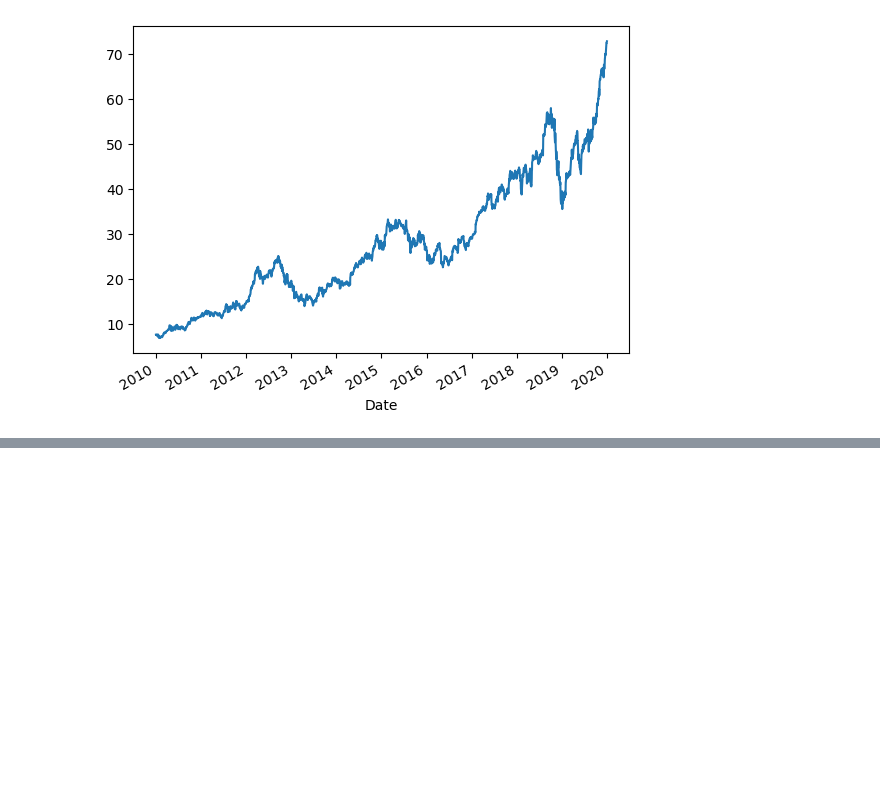
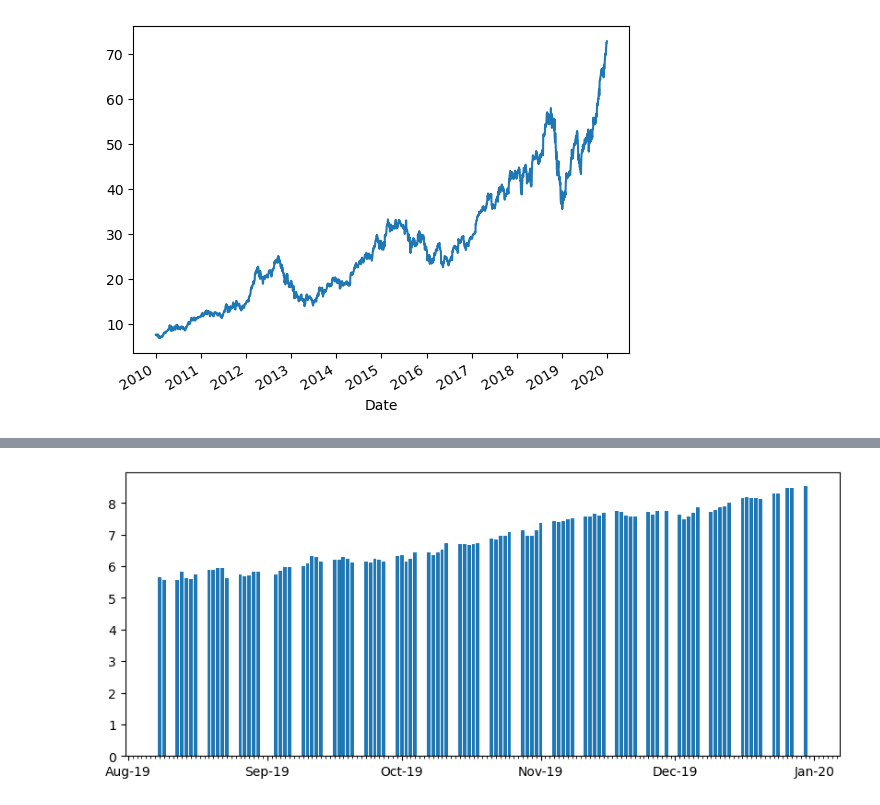
Before and after one commit to johnzea/LinkedInPythonFinance, a Jupyter notebook: Loading Data and Visualizations.ipynb, the cells around one changed output, grey strips where cells are left out. Saved outputs shown, nothing was run; the diff lists cells and outputs as text; code cells hidden in the pictures; blank space fills up the shorter version.

```diff
--- a/Loading Data and Visualizations.ipynb
+++ b/Loading Data and Visualizations.ipynb
@@ -469,0 +598,21 @@ Goal:
+# %%
+# Returns - using matplotlib
+def my_bar(ser, ax):  #passes in Series and Axis
+    ax.bar(ser.index, ser) # ax.bar will use matplot lib to plot
+    ax.xaxis.set_major_locator(dates.MonthLocator())
+    ax.xaxis.set_major_formatter(dates.DateFormatter('%b-%y'))
+    ax.xaxis.set_minor_locator(dates.DayLocator())
+    return ser
+
+# Again, using pipe to chain, as defined by Pandas documentation:
+# Apply chainable functions that expect Series or DataFrames.
+fig, ax = plt.subplots(figsize=(10, 4))
+_ = (aapl
+ #.pct_change()
+ #.Close
+ .pipe(calc_cum_returns, 'Close')
+ .iloc[-100:]
+ .pipe(my_bar, ax)
+)
+# %% [output]
+[figure, added]
```
Also changed, not shown: parts of 50 cells of this notebook, 1 other file.
